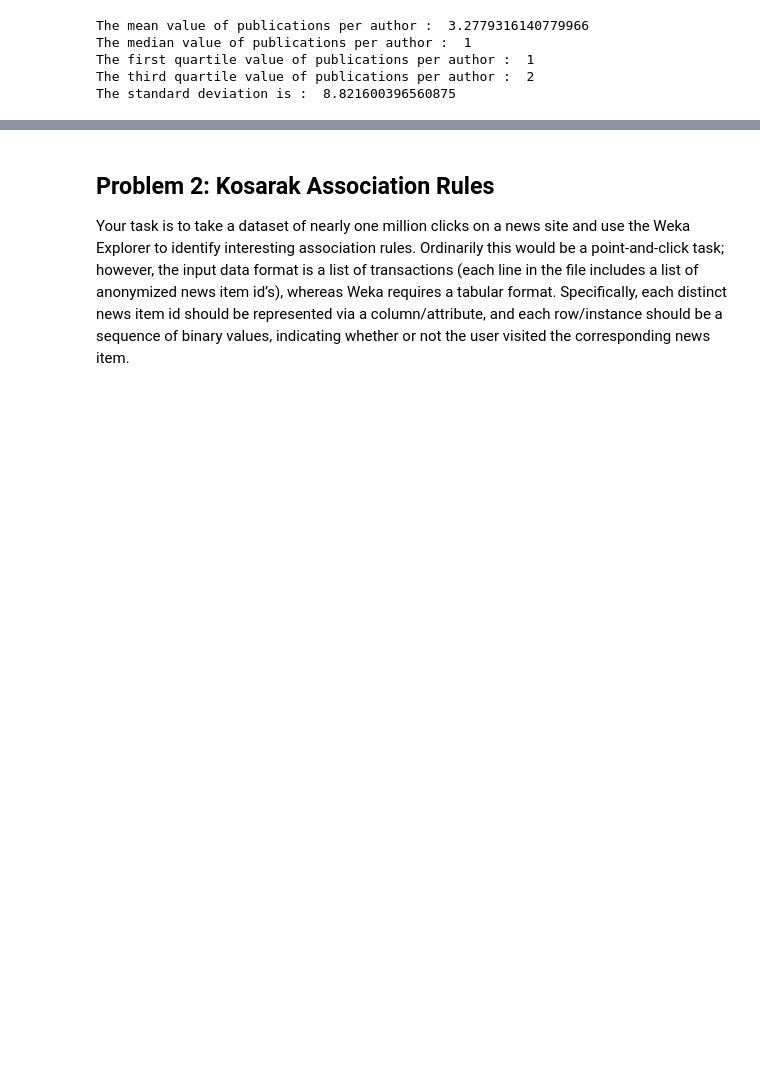
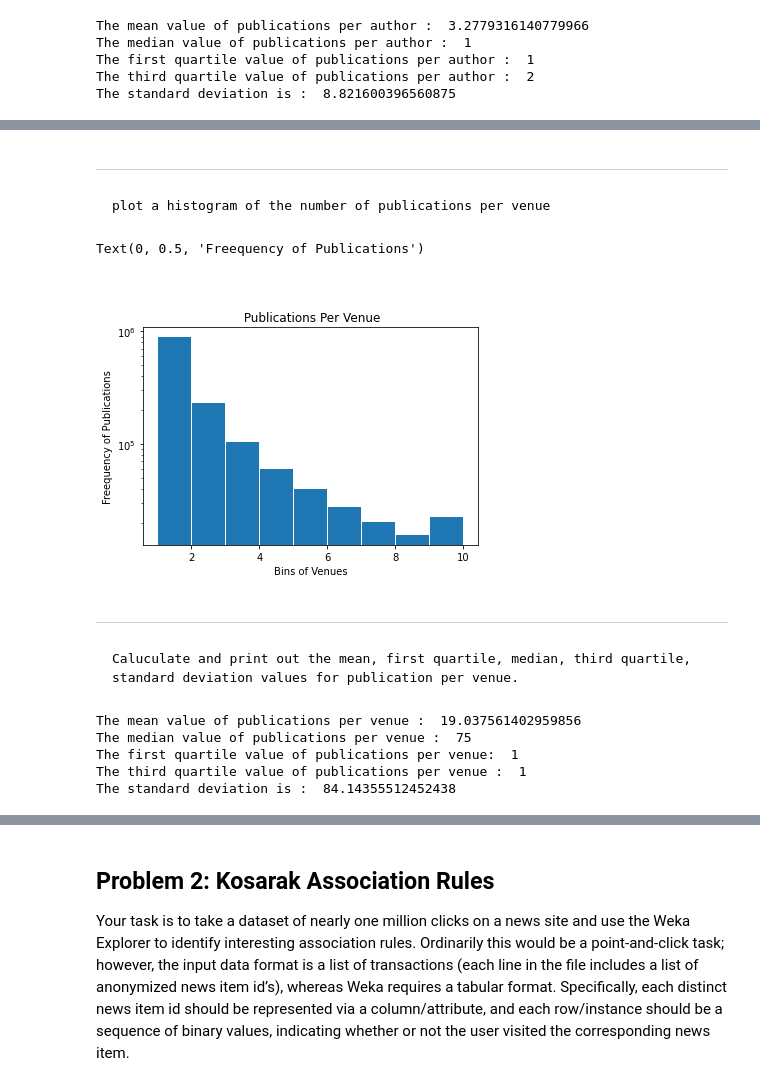
Before and after one commit to linyu3294/cs6220-data-minning-hw, a Jupyter notebook: cs6220_hw1.ipynb, the cells around one changed output, grey strips where cells are left out. Drawn from its saved outputs; the diff is of its cells as text; code cells hidden in the pictures; blank space fills up the shorter version.

````diff
--- a/cs6220_hw1.ipynb
+++ b/cs6220_hw1.ipynb
@@ -279,32 +281,80 @@ Now plot a histogram of the number of publications per venue, as well as calcula
 import matplotlib.pyplot as plt
 
 file = "/content/drive/MyDrive/NEU ALIGN CS Masters/CS6220 Data Mining/Colab Notebooks/AP_train.txt"
-pub_per_author_dict = {}
+pub_per_venue_dict = {}
 
 try:
   infile = open(file, 'r')
   all_data = infile.read()
   lines = all_data.splitlines()
-  features = {}
-  authors = []
 
   index = 0;
   for line in lines:
-    '''parse authors'''
-    if '#@' in line:
+    '''parse venue'''
+    if '#c' in line:
       line = line.strip()
       if line:
-        # features.get(index, [])[1] = line.split("#@ ")[1].split(";")
-        authors = line[3:].split(';')
-        for author in authors:
-          temp = pub_per_author_dict.get(author, 0)
-          pub_per_author_dict[author] = temp + 1
+        venue = line.split('#c') [1]
+        temp = pub_per_venue_dict.get(venue, 0)
+        pub_per_venue_dict[venue] = temp + 1
   infile.close()
 
 except OSError:
   print('Oops there is an error when opening your file. ',
         'Make sure you the file exists in path!')
 
-pub_per_author_dict.pop('')
-pub_per_author_list = list(pub_per_author_dict.values())
-pub_per_author_array = np.array(pub_per_author_list)
+pub_per_venue_dict.pop('')
+pub_per_venue_list = list(pub_per_author_dict.values())
+pub_per_venue_array = np.array(pub_per_author_list)
+# %% [markdown]
+---
+```
+plot a histogram of the number of publications per venue
+```
+# %%
+import matplotlib.pyplot as plt
+import numpy as np
+
+plt.hist(pub_per_venue_array, [1,2,3,4,5,6,7,8,9,10], rwidth = 0.95)
+plt.title ('\n\n Publications Per Venue')
+plt.xlabel('Bins of Venues')
+plt.yscale('log')
+plt.ylabel('Freequency of Publications')
+# %% [output]
+Text(0, 0.5, 'Freequency of Publications')
+[figure, added]
+# %% [markdown]
+---
+```
+Caluculate and print out the mean, first quartile, median, third quartile, standard deviation values for publication per venue.
+```
+# %%
+import math
+import statistics
+
+mean = sum(pub_per_venue_list)/len(unique_publication_venues)
+print ('The mean value of publications per venue : ', mean)
+
+mid_index = math.floor(len(unique_publication_venues)/2)
+median = pub_per_venue_list[mid_index]
+print ('The median value of publications per venue : ', median)
+
+sorted_pub_per_venue_list = sorted(pub_per_venue_list)
+first_quartile_value = sorted_pub_per_venue_list[mid_index]
+print ('The first quartile value of publications per venue: ', first_quartile_value)
+
+third_quartile_index = (mid_index + first_quartile_index)
+third_quartile_value = sorted_pub_per_venue_list[third_quartile_index];
+print ('The third quartile value of publications per venue : ', third_quartile_value)
+
+variance = 0;
+for venue_pub in pub_per_venue_dict.values():
+  variance = variance + (venue_pub - mean) ** 2
+standard_deviation = math.sqrt(variance / len(unique_publication_venues))
+print ('The standard deviation is : ',  standard_deviation)
+# %% [output]
+The mean value of publications per venue :  19.037561402959856
+The median value of publications per venue :  75
+The first quartile value of publications per venue:  1
+The third quartile value of publications per venue :  1
+The standard deviation is :  84.14355512452438
````
Also changed, not shown: parts of 15 cells of this notebook.
